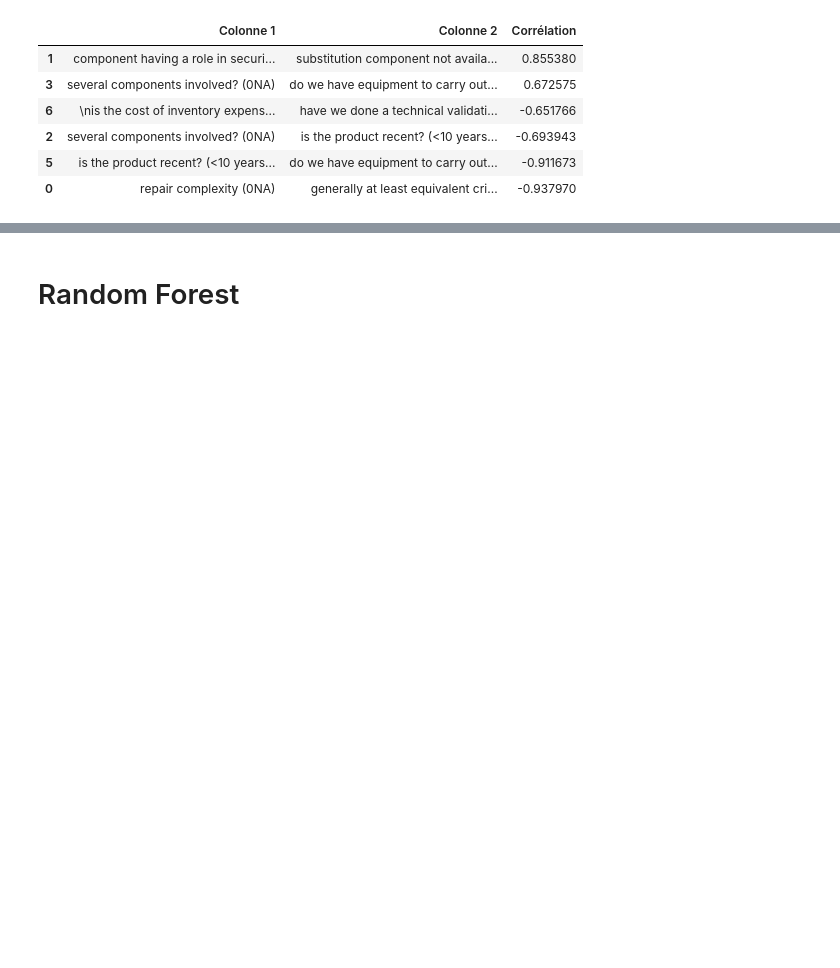
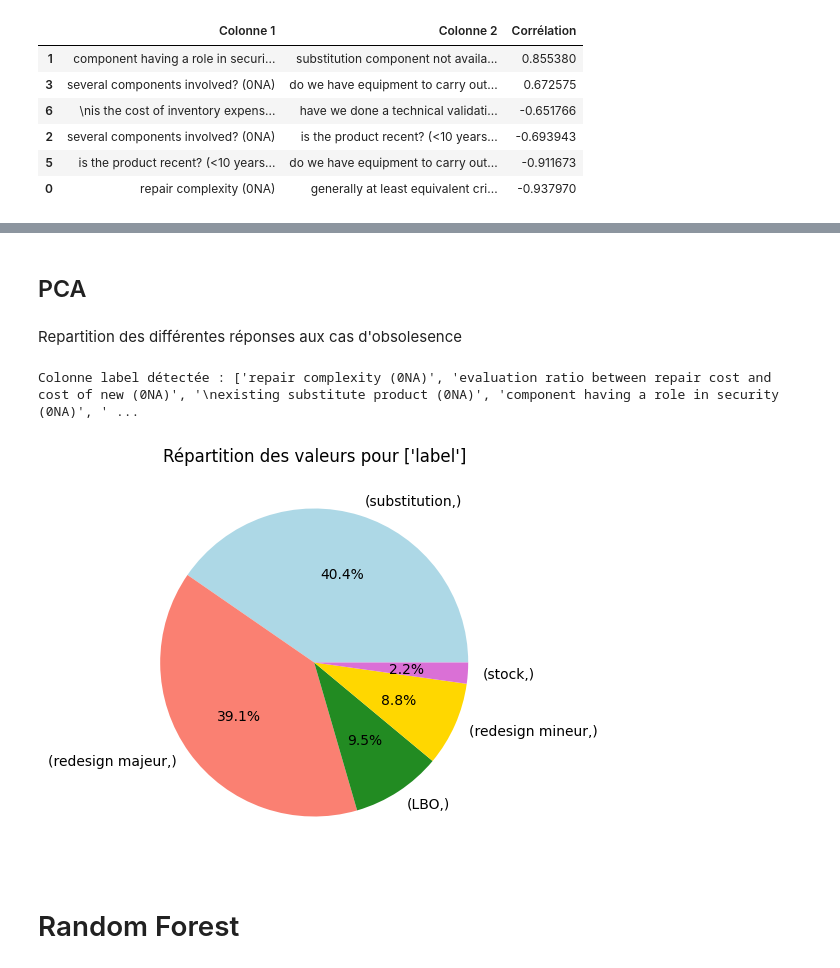
Before and after one commit to coupsim/PSYN_SNCF, a Jupyter notebook: PSYN_sncf_data.ipynb, the cells around one changed output, grey strips where cells are left out. Cells and saved outputs as stored; diff of their text form; code cells hidden in the pictures; blank space fills up the shorter version.

```diff
--- a/PSYN_sncf_data.ipynb
+++ b/PSYN_sncf_data.ipynb
@@ -268,3 +283,23 @@ display(df_high_corr)
+# %% [markdown]
+## PCA
+# %% [markdown]
+Repartition des différentes réponses aux cas d'obsolesence
+# %%
+# Sélectionner uniquement les colonnes binaires (0 ou 1)
+col_label = [col for col in df.columns if df[col].nunique() == 5]
+
+# Vérifier les colonnes binaires trouvées
+print(f"Colonne label détectée : {binary_cols}")
+
+# Créer des camemberts uniquement pour ces colonnes
+plt.figure(figsize=(5, 5))
+df[col_label].value_counts().plot.pie(autopct="%1.1f%%",colors = ["lightblue", "salmon", "forestgreen", "gold", "orchid"])
+plt.title(f"Répartition des valeurs pour {col_label}")
+plt.ylabel("")  # Masquer l'étiquette Y
+plt.show()
+# %% [output]
+Colonne label détectée : ['repair complexity (0NA)', 'evaluation ratio between repair cost and cost of new (0NA)', '\nexisting substitute product (0NA)', 'component having a role in security (0NA)', ' ...
+[figure, added]
 # %% [markdown]
 # Random Forest
 # %%
```
Also changed, not shown: parts of 9 cells of this notebook.
